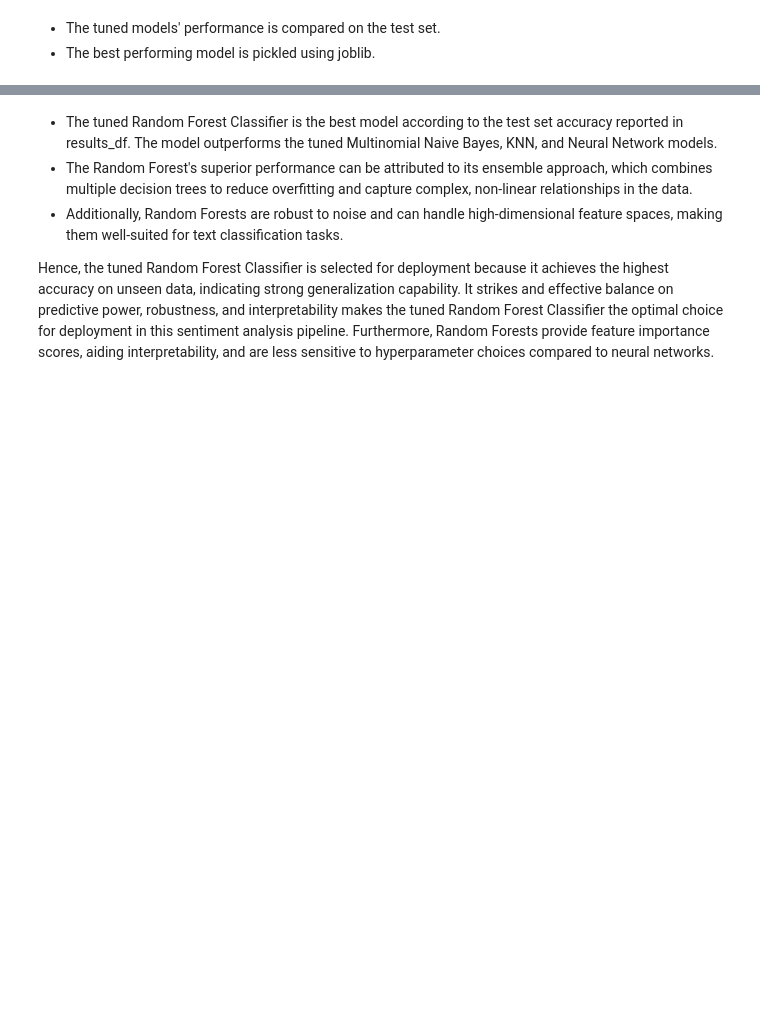
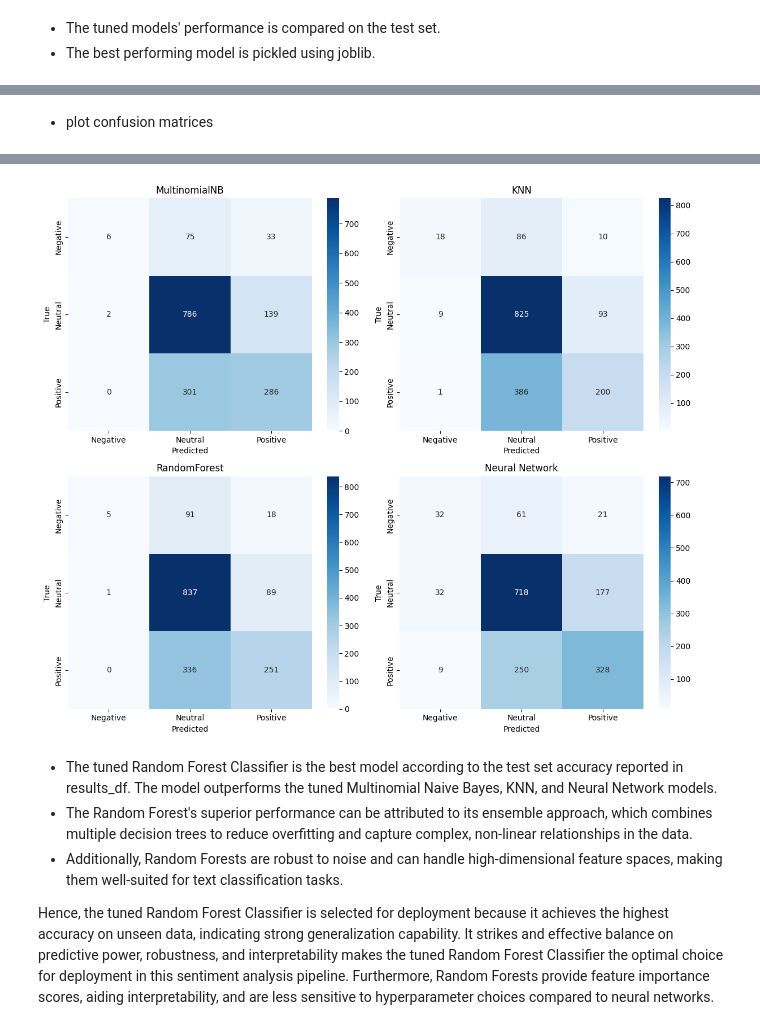
Before and after one commit to mwakad/NLP-models-for-twitter-sentiment-analysis--google-and-apple-products-, a Jupyter notebook: notebooks/daniel.ipynb, the cells around one changed output, grey strips where cells are left out. Drawn from its saved outputs; the diff is of its cells as text; code cells hidden in the pictures; blank space fills up the shorter version.

```diff
--- a/notebooks/daniel.ipynb
+++ b/notebooks/daniel.ipynb
@@ -1020,44 +1050,55 @@ results_df
+# %% [markdown]
+- plot confusion matrices
 # %%
 from sklearn.metrics import confusion_matrix
+from sklearn.preprocessing import LabelEncoder
+
+le = LabelEncoder()
+le.fit(y_train)
+label_names = le.classes_
 
 # Get predictions for each model
-y_pred_mnb = grid_search_mnb.predict(X_test_vec)
-y_pred_knn = grid_search_knn.predict(X_test_vec)
-y_pred_rf = grid_search_rf.predict(X_test_vec)
-y_pred_nn = model_nn.predict(X_test_vec)
+y_pred_mnb = grid_search.predict(X_test)
+y_pred_knn = grid_search_knn.predict(X_test)
+y_pred_rf = grid_search_rf.predict(X_test)
+y_pred_nn = np.argmax(model.predict(X_test_vec), axis=1)  # Use argmax for multiclass
 
 # Compute confusion matrices
-cm_mnb = confusion_matrix(y_test_enc, y_pred_mnb)
-cm_knn = confusion_matrix(y_test_enc, y_pred_knn)
-cm_rf = confusion_matrix(y_test_enc, y_pred_rf)
-cm_nn = confusion_matrix(y_test_enc, y_pred_nn)
+cm_mnb = confusion_matrix(y_test, y_pred_mnb)
+cm_knn = confusion_matrix(y_test, y_pred_knn)
+cm_rf = confusion_matrix(y_test, y_pred_rf)
+cm_nn = confusion_matrix(np.argmax(y_test_enc, axis=1), y_pred_nn)  # Both now in single-label format
 
-# Set up the 1x4 subplot
-fig, axes = plt.subplots(1, 4, figsize=(20, 5))
+# Set up the 2x2 subplot
+fig, axes = plt.subplots(2, 2, figsize=(12, 10))
 
 # Plot confusion matrix for MultinomialNB
-sns.heatmap(cm_mnb, annot=True, fmt='d', cmap='Blues', ax=axes[0])
-axes[0].set_title('MultinomialNB')
-axes[0].set_xlabel('Predicted')
-axes[0].set_ylabel('True')
+sns.heatmap(cm_mnb, annot=True, fmt='d', cmap='Blues', ax=axes[0, 0], xticklabels=label_names, yticklabels=label_names)
+axes[0, 0].set_title('MultinomialNB')
+axes[0, 0].set_xlabel('Predicted')
+axes[0, 0].set_ylabel('True')
 
 # Plot confusion matrix for KNN
-sns.heatmap(cm_knn, annot=True, fmt='d', cmap='Blues', ax=axes[1])
-axes[1].set_title('KNN')
-axes[1].set_xlabel('Predicted')
-axes[1].set_ylabel('True')
+sns.heatmap(cm_knn, annot=True, fmt='d', cmap='Blues', ax=axes[0, 1], xticklabels=label_names, yticklabels=label_names)
+axes[0, 1].set_title('KNN')
+axes[0, 1].set_xlabel('Predicted')
+axes[0, 1].set_ylabel('True')
 
 # Plot confusion matrix for RandomForest
-sns.heatmap(cm_rf, annot=True, fmt='d', cmap='Blues', ax=axes[2])
-axes[2].set_title('RandomForest')
-axes[2].set_xlabel('Predicted')
-axes[2].set_ylabel('True')
+sns.heatmap(cm_rf, annot=True, fmt='d', cmap='Blues', ax=axes[1, 0], xticklabels=label_names, yticklabels=label_names)
+axes[1, 0].set_title('RandomForest')
+axes[1, 0].set_xlabel('Predicted')
+axes[1, 0].set_ylabel('True')
 
 # Plot confusion matrix for Neural Network
-sns.heatmap(cm_nn, annot=True, fmt='d', cmap='Blues', ax=axes[3])
-axes[3].set_title('Neural Network')
-axes[3].set_xlabel('Predicted')
-axes[3].set_ylabel('True')
+sns.heatmap(cm_nn, annot=True, fmt='d', cmap='Blues', ax=axes[1, 1], xticklabels=label_names, yticklabels=label_names)
+axes[1, 1].set_title('Neural Network')
+axes[1, 1].set_xlabel('Predicted')
+axes[1, 1].set_ylabel('True')
+
+# Insert vertical and horizontal spacing between subplots
+plt.subplots_adjust(hspace=0.4, wspace=0.2)
 
 plt.tight_layout()
 plt.show()
+# %% [output]
@@ -1064,3 +1106,4 @@ plt.show()
+[figure, added]
 # %% [markdown]
 - The tuned Random Forest Classifier is the best model according to the test set accuracy reported in results_df. The model outperforms the tuned Multinomial Naive Bayes, KNN, and Neural Network models.
 - The Random Forest's superior performance can be attributed to its ensemble approach, which combines multiple decision trees to reduce overfitting and capture complex, non-linear relationships in the data.
```
Also changed, not shown: parts of 18 cells of this notebook.
